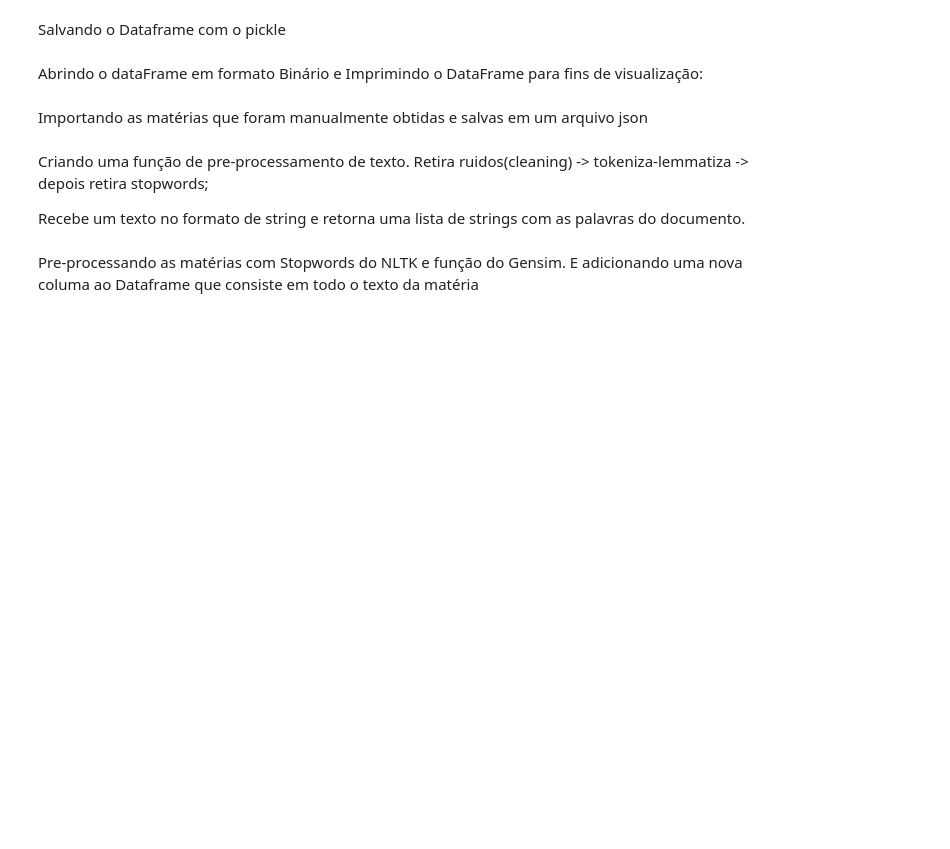
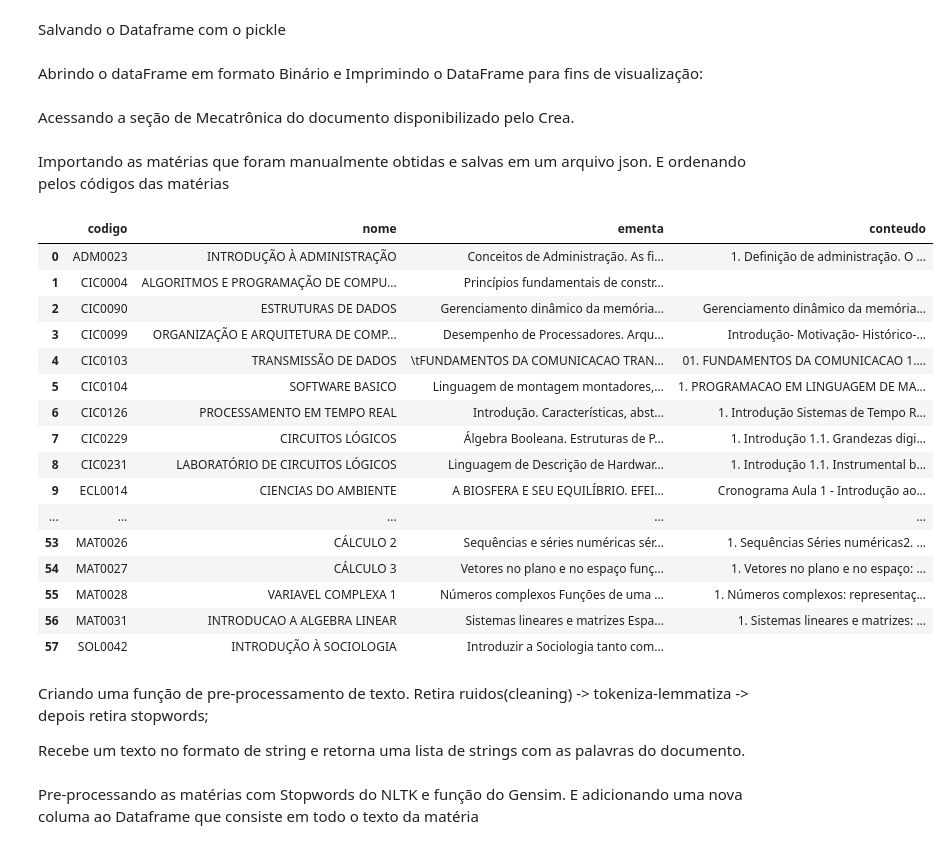
Before and after one commit to gnramos/crea-tools, a Jupyter notebook: main-code.ipynb, the cells around one changed output. Cells and saved outputs as stored; diff of their text form; code cells hidden in the pictures; blank space fills up the shorter version.

```diff
--- a/main-code.ipynb
+++ b/main-code.ipynb
@@ -27 +30,3 @@ Abrindo o dataFrame em formato Binário e Imprimindo o DataFrame para fins de vi
+# %% [markdown]
+Acessando a seção de Mecatrônica do documento disponibilizado pelo Crea.
 # %%
@@ -35,11 +38,33 @@ mechatronics_df = crea_df[ crea_df['SETOR'] == 'Controle e Automação']
 
 # mechatronics_df
 # %% [markdown]
-Importando as matérias que foram manualmente obtidas e salvas em um arquivo json
+Importando as matérias que foram manualmente obtidas e salvas em um arquivo json. E ordenando pelos códigos das matérias
 # %%
 subjects_df = pd.read_json("MechatronicsEngeneeringSubjects.json")
 
+subjects_df = subjects_df.sort_values(by=["codigo"])
+
+subjects_df = subjects_df.reset_index(drop=True)
+
 # subjects_df
+# %% [output]
+|  | codigo | nome | ementa | conteudo |
+| 0 | ADM0023 | INTRODUÇÃO À ADMINISTRAÇÃO | Conceitos de Administração. As fi... | 1. Definição de administração. O ... |
+| 1 | CIC0004 | ALGORITMOS E PROGRAMAÇÃO DE COMPU... | Princípios fundamentais de constr... |  |
+| 2 | CIC0090 | ESTRUTURAS DE DADOS | Gerenciamento dinâmico da memória... | Gerenciamento dinâmico da memória... |
+| 3 | CIC0099 | ORGANIZAÇÃO E ARQUITETURA DE COMP... | Desempenho de Processadores. Arqu... | Introdução- Motivação- Histórico-... |
+| 4 | CIC0103 | TRANSMISSÃO DE DADOS | \tFUNDAMENTOS DA COMUNICACAO TRAN... | 01. FUNDAMENTOS DA COMUNICACAO 1.... |
+| 5 | CIC0104 | SOFTWARE BASICO | Linguagem de montagem montadores,... | 1. PROGRAMACAO EM LINGUAGEM DE MA... |
+| 6 | CIC0126 | PROCESSAMENTO EM TEMPO REAL | Introdução. Características, abst... | 1. Introdução Sistemas de Tempo R... |
+| 7 | CIC0229 | CIRCUITOS LÓGICOS | Álgebra Booleana. Estruturas de P... | 1. Introdução 1.1. Grandezas digi... |
+| 8 | CIC0231 | LABORATÓRIO DE CIRCUITOS LÓGICOS | Linguagem de Descrição de Hardwar... | 1. Introdução 1.1. Instrumental b... |
+| 9 | ECL0014 | CIENCIAS DO AMBIENTE | A BIOSFERA E SEU EQUILÍBRIO. EFEI... | Cronograma Aula 1 - Introdução ao... |
+| ... | ... | ... | ... | ... |
+| 53 | MAT0026 | CÁLCULO 2 | Sequências e séries numéricas sér... | 1. Sequências Séries numéricas2. ... |
+| 54 | MAT0027 | CÁLCULO 3 | Vetores no plano e no espaço funç... | 1. Vetores no plano e no espaço: ... |
+| 55 | MAT0028 | VARIAVEL COMPLEXA 1 | Números complexos Funções de uma ... | 1. Números complexos: representaç... |
+| 56 | MAT0031 | INTRODUCAO A ALGEBRA LINEAR | Sistemas lineares e matrizes Espa... | 1. Sistemas lineares e matrizes: ... |
+| 57 | SOL0042 | INTRODUÇÃO À SOCIOLOGIA | Introduzir a Sociologia tanto com... |  |
 # %% [markdown]
 Criando uma função de pre-processamento de texto. Retira ruidos(cleaning) -> tokeniza-lemmatiza -> depois retira stopwords;
 
```
Also changed, not shown: parts of 19 cells of this notebook, 8 other files.
